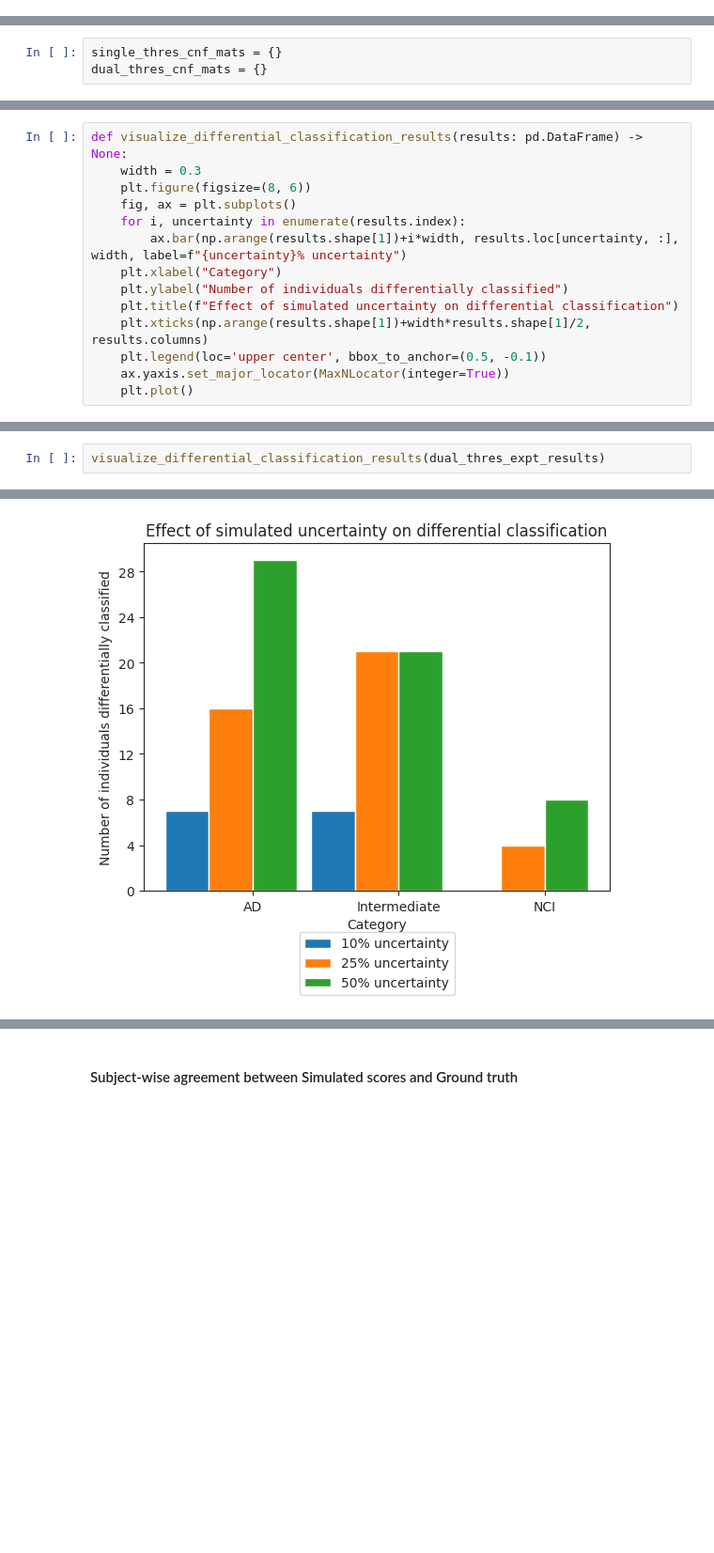
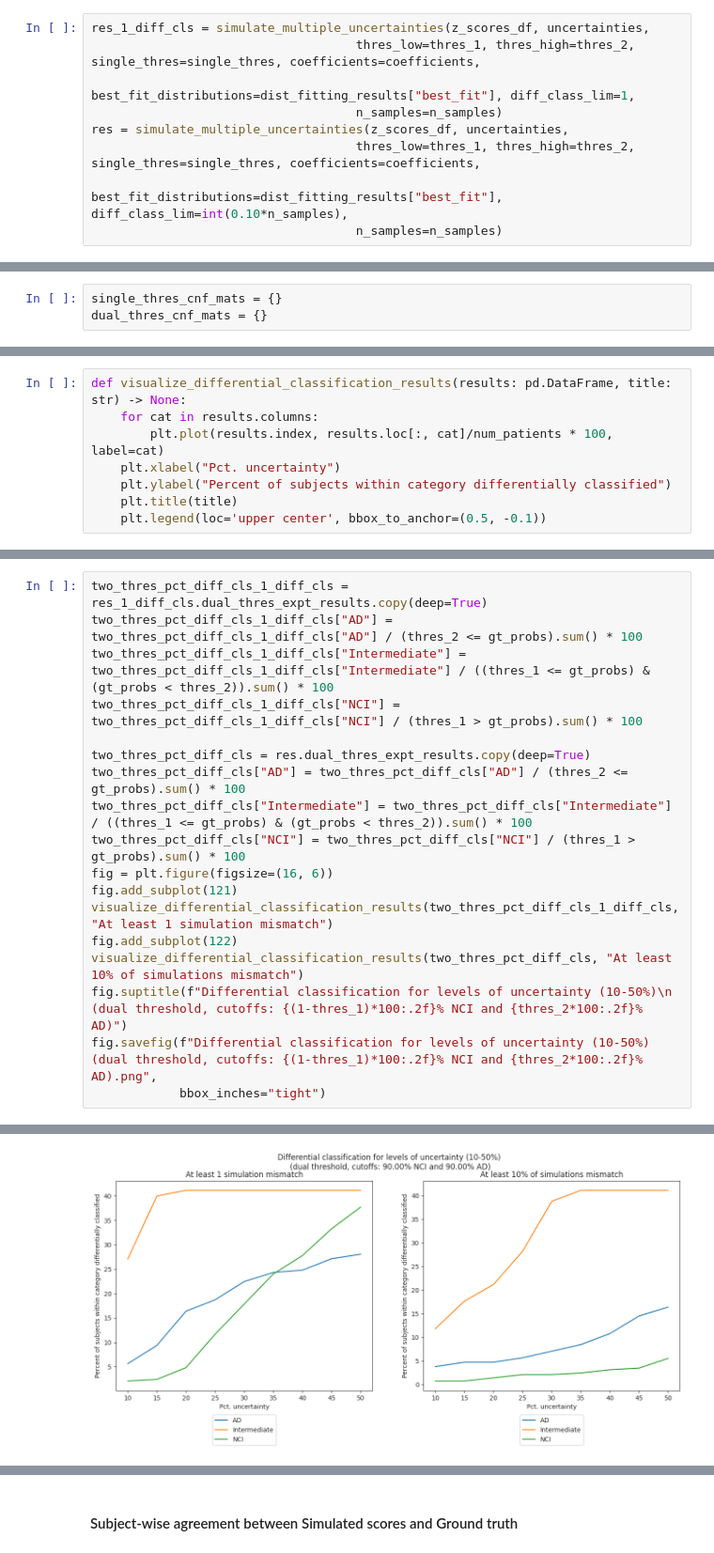
Before and after one commit to Translational-HDPM/T-HDPM_uncertainty_analysis, a Jupyter notebook: notebooks/distribution_based_subject_level_analysis.ipynb, the cells around one changed output, grey strips where cells are left out. Shown at 94% size. Cells and saved outputs as stored; diff of their text form; blank space fills up the shorter version.

```diff
--- a/notebooks/distribution_based_subject_level_analysis.ipynb
+++ b/notebooks/distribution_based_subject_level_analysis.ipynb
@@ -994,0 +716,9 @@ for uncertainty in uncertainties:
+# %%
+res_1_diff_cls = simulate_multiple_uncertainties(z_scores_df, uncertainties,
+                                    thres_low=thres_1, thres_high=thres_2, single_thres=single_thres, coefficients=coefficients,
+                                    best_fit_distributions=dist_fitting_results["best_fit"], diff_class_lim=1,
+                                    n_samples=n_samples)
+res = simulate_multiple_uncertainties(z_scores_df, uncertainties,
+                                    thres_low=thres_1, thres_high=thres_2, single_thres=single_thres, coefficients=coefficients,
+                                    best_fit_distributions=dist_fitting_results["best_fit"], diff_class_lim=int(0.10*n_samples),
+                                    n_samples=n_samples)
@@ -1064,15 +809,9 @@ Total number of differentially classified individuals: 58
 # %%
-def visualize_differential_classification_results(results: pd.DataFrame) -> None:
-    width = 0.3
-    plt.figure(figsize=(8, 6))
-    fig, ax = plt.subplots()
-    for i, uncertainty in enumerate(results.index):
-        ax.bar(np.arange(results.shape[1])+i*width, results.loc[uncertainty, :], width, label=f"{uncertainty}% uncertainty")
-    plt.xlabel("Category")
-    plt.ylabel("Number of individuals differentially classified")
-    plt.title(f"Effect of simulated uncertainty on differential classification")
-    plt.xticks(np.arange(results.shape[1])+width*results.shape[1]/2, results.columns)
+def visualize_differential_classification_results(results: pd.DataFrame, title: str) -> None:
+    for cat in results.columns:
+        plt.plot(results.index, results.loc[:, cat]/num_patients * 100, label=cat)
+    plt.xlabel("Pct. uncertainty")
+    plt.ylabel("Percent of subjects within category differentially classified")
+    plt.title(title)
     plt.legend(loc='upper center', bbox_to_anchor=(0.5, -0.1))
-    ax.yaxis.set_major_locator(MaxNLocator(integer=True))
-    plt.plot()
 # %%
@@ -1095,3 +834,19 @@ visualize_differential_classification_results(single_thres_expt_results)
 # %%
-visualize_differential_classification_results(dual_thres_expt_results)
+two_thres_pct_diff_cls_1_diff_cls = res_1_diff_cls.dual_thres_expt_results.copy(deep=True)
+two_thres_pct_diff_cls_1_diff_cls["AD"] = two_thres_pct_diff_cls_1_diff_cls["AD"] / (thres_2 <= gt_probs).sum() * 100
+two_thres_pct_diff_cls_1_diff_cls["Intermediate"] = two_thres_pct_diff_cls_1_diff_cls["Intermediate"] / ((thres_1 <= gt_probs) & (gt_probs < thres_2)).sum() * 100
+two_thres_pct_diff_cls_1_diff_cls["NCI"] = two_thres_pct_diff_cls_1_diff_cls["NCI"] / (thres_1 > gt_probs).sum() * 100
+
+two_thres_pct_diff_cls = res.dual_thres_expt_results.copy(deep=True)
+two_thres_pct_diff_cls["AD"] = two_thres_pct_diff_cls["AD"] / (thres_2 <= gt_probs).sum() * 100
+two_thres_pct_diff_cls["Intermediate"] = two_thres_pct_diff_cls["Intermediate"] / ((thres_1 <= gt_probs) & (gt_probs < thres_2)).sum() * 100
+two_thres_pct_diff_cls["NCI"] = two_thres_pct_diff_cls["NCI"] / (thres_1 > gt_probs).sum() * 100
+fig = plt.figure(figsize=(16, 6))
+fig.add_subplot(121)
+visualize_differential_classification_results(two_thres_pct_diff_cls_1_diff_cls, "At least 1 simulation mismatch")
+fig.add_subplot(122)
+visualize_differential_classification_results(two_thres_pct_diff_cls, "At least 10% of simulations mismatch")
+fig.suptitle(f"Differential classification for levels of uncertainty (10-50%)\n (dual threshold, cutoffs: {(1-thres_1)*100:.2f}% NCI and {thres_2*100:.2f}% AD)")
+fig.savefig(f"Differential classification for levels of uncertainty (10-50%) (dual threshold, cutoffs: {(1-thres_1)*100:.2f}% NCI and {thres_2*100:.2f}% AD).png",
+            bbox_inches="tight")
 # %% [output]
@@ -1099 +853 @@ visualize_differential_classification_results(dual_thres_expt_results)
-[figure, old version]
+[figure, new version]
```
Also changed, not shown: parts of 87 cells of this notebook, 2 other files.
